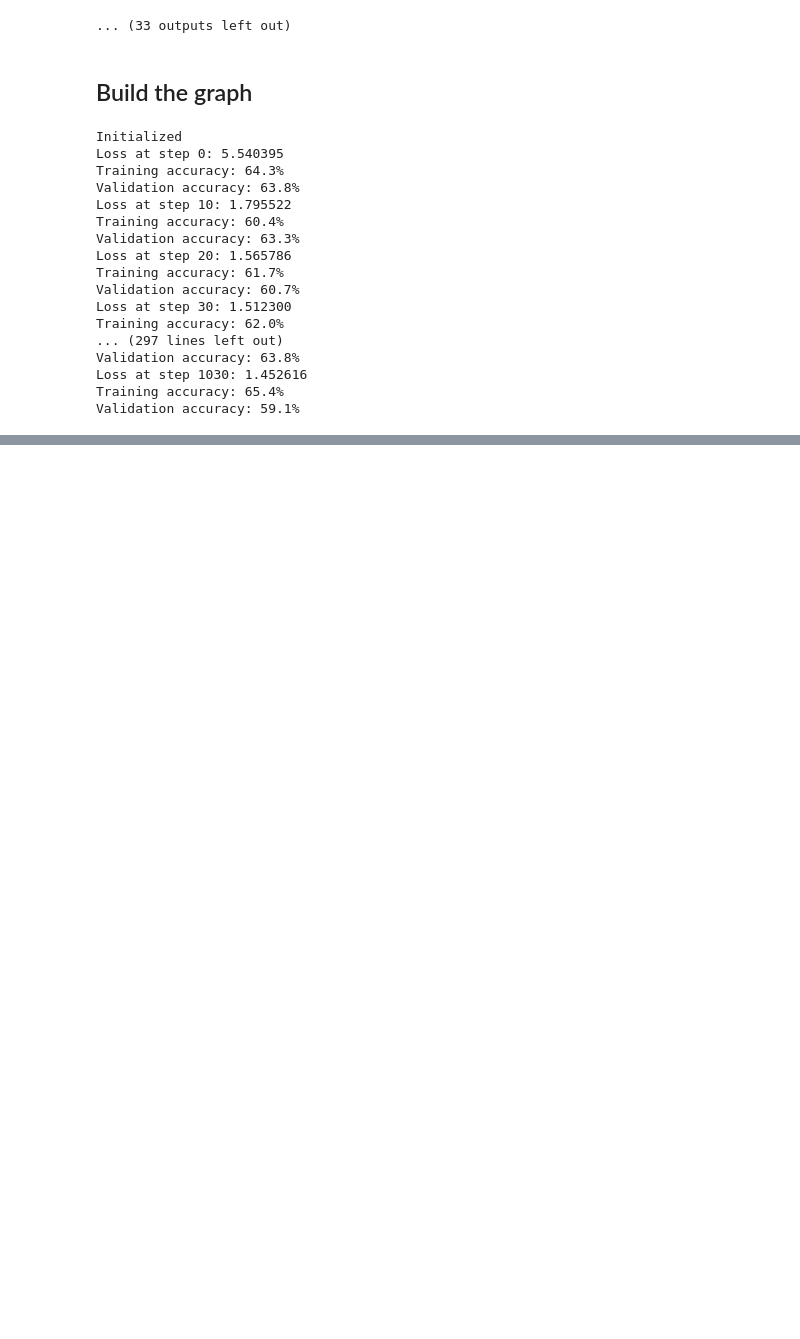
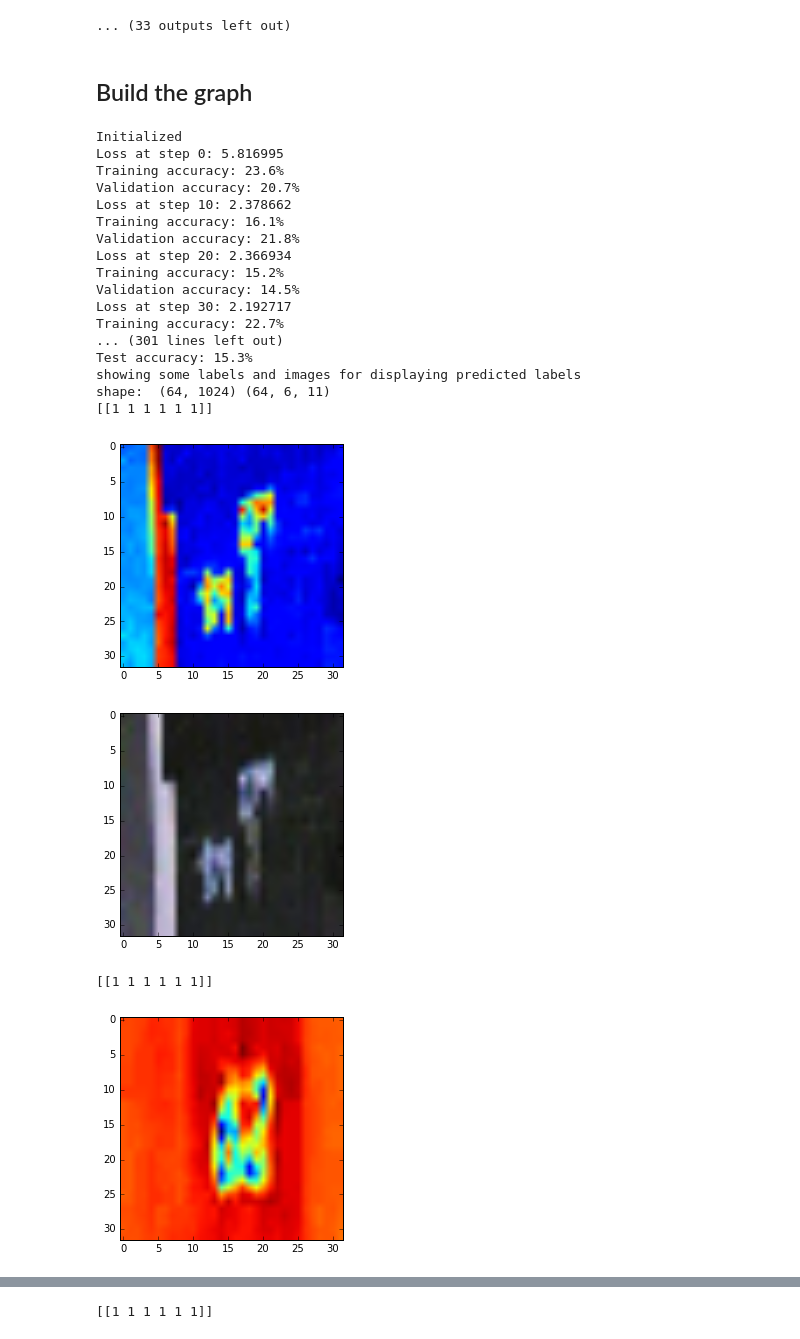
Before and after one commit to chomnoue/Live-Camera-App, a Jupyter notebook: build_model.ipynb, the cells around one changed output, grey strips where cells are left out. Cells and saved outputs as stored; diff of their text form; code cells hidden in the pictures; blank space fills up the shorter version.

Commit message:
fixed 'mask', updated tensorflow to r.0.9

```diff
--- a/build_model.ipynb
+++ b/build_model.ipynb
@@ -56,6 +56,8 @@ def pad_label(image_labels):
     """pad the labels of one image with blanc label"""
     if len(image_labels) > max_labels:
         raise Exception("found image with more labels than max label "+str(len(image_labels)))
+    if len(image_labels) == 0:
+        raise Exception("found image with 0 labels"+str(len(image_labels)))
     expanded_labels=list()
     for image_label in image_labels:
         expanded_labels.append(image_label)
@@ -196,19 +198,21 @@ with graph.as_default():
     prediction = tf.reshape(prediction, [-1, max_labels, num_labels])
 
     #mask to avoid taking blank labels into account in loss and precision
-    mask = tf.sign(tf.reduce_max(tf.abs(tf_labels), reduction_indices=2))
+    mask = tf.sign(tf.arg_max(tf_labels,2))
+    mask=tf.cast(mask,tf.float32)
 
     #length vector
     length = tf.reduce_sum(mask, reduction_indices=1)
-    length = tf.cast(length, tf.int32)
+    count=tf.reduce_sum(length)#number of non null labels
+
+
 
     # loss
     cross_entropy = tf_labels * tf.log(prediction)
     cross_entropy = -tf.reduce_sum(cross_entropy, reduction_indices=2)
     cross_entropy *= mask
     cross_entropy = tf.reduce_sum(cross_entropy, reduction_indices=1)
-    cross_entropy /= tf.cast(length, tf.float32)
-    loss=tf.reduce_mean(cross_entropy)
+    loss=tf.reduce_sum(cross_entropy)/count
 
     # optimizer
     learning_rate = 0.0003
@@ -216,58 +220,64 @@ with graph.as_default():
 
     # accuracy
     hundred=tf.constant(100.0,tf.float32)
-    accuracy = tf.equal(
+    correct = tf.equal(
         tf.argmax(tf_labels, 2), tf.argmax(prediction, 2))
-    accuracy = tf.cast(accuracy, tf.float32)
-    accuracy *= mask
-    accuracy = tf.reduce_sum(accuracy, reduction_indices=1)
-    accuracy /= tf.cast(length, tf.float32)
-    accuracy = tf.reduce_mean(accuracy)*hundred
+    correct = tf.cast(correct, tf.float32)
+    masked_correct = correct* mask
+    masked_sum = tf.reduce_sum(masked_correct, reduction_indices=1)
+    accuracy = tf.reduce_sum(masked_sum)*hundred/count
 # %%
 num_steps = 1000001
 
 def feed_dict(offset,size,data,labels=None):
     dic={}
     dic[tf_data]=data[offset:offset+size]
     if labels!=None:
         dic[tf_labels]=labels[offset:offset+size]
     return dic
 
 with tf.Session(graph=graph) as session:
     tf.initialize_all_variables().run()
     print('Initialized')
     try:
         for step in range(num_steps):
             train_offset=train_index_generator._next()
             train_feed_dict=feed_dict(train_offset,train_batch_size,train_data,train_labels)
             session.run([optimizer],feed_dict=train_feed_dict)
             if (step % 10 == 0):
                 train_loss,train_accuracy=session.run([loss,accuracy],feed_dict=train_feed_dict)
                 print('Loss at step %d: %f' % (step, train_loss))
                 print('Training accuracy: %.1f%%' % train_accuracy)
 
                 valid_offset=valid_index_generator._next()
                 valid_feed_dict=feed_dict(valid_offset,valid_batch_size,valid_data,valid_labels)
                 print('Validation accuracy: %.1f%%' % accuracy.eval(feed_dict=valid_feed_dict))
     except KeyboardInterrupt:
         test_offset = test_index_generator._next()
         test_feed_dict = feed_dict(test_offset,test_batch_size,test_data,test_labels)
         print('Test accuracy: %.1f%%' % accuracy.eval(feed_dict=test_feed_dict))
+        test_prediction=prediction.eval(feed_dict=test_feed_dict)
+        display_images(test_data[test_offset:test_offset+test_batch_size],test_prediction,
+                      loaded_test_data[test_offset:test_offset+test_batch_size],"displaying predicted labels")
 # %% [output]
 Initialized
-Loss at step 0: 5.540395
-Training accuracy: 64.3%
-Validation accuracy: 63.8%
-Loss at step 10: 1.795522
-Training accuracy: 60.4%
-Validation accuracy: 63.3%
-Loss at step 20: 1.565786
-Training accuracy: 61.7%
-Validation accuracy: 60.7%
-Loss at step 30: 1.512300
-Training accuracy: 62.0%
-... (297 lines left out)
-Validation accuracy: 63.8%
-Loss at step 1030: 1.452616
-Training accuracy: 65.4%
-Validation accuracy: 59.1%
+Loss at step 0: 5.816995
+Training accuracy: 23.6%
+Validation accuracy: 20.7%
+Loss at step 10: 2.378662
+Training accuracy: 16.1%
+Validation accuracy: 21.8%
+Loss at step 20: 2.366934
+Training accuracy: 15.2%
+Validation accuracy: 14.5%
+Loss at step 30: 2.192717
+Training accuracy: 22.7%
+... (301 lines left out)
+Test accuracy: 15.3%
+showing some labels and images for displaying predicted labels
+shape:  (64, 1024) (64, 6, 11)
+[[1 1 1 1 1 1]]
+[figure, added]
+[figure, added]
+[[1 1 1 1 1 1]]
+[figure, added]
@@ -273,0 +285 @@ Validation accuracy: 59.1%
+[[1 1 1 1 1 1]]
```
Also changed, not shown: parts of 8 cells of this notebook, 1 other file.
